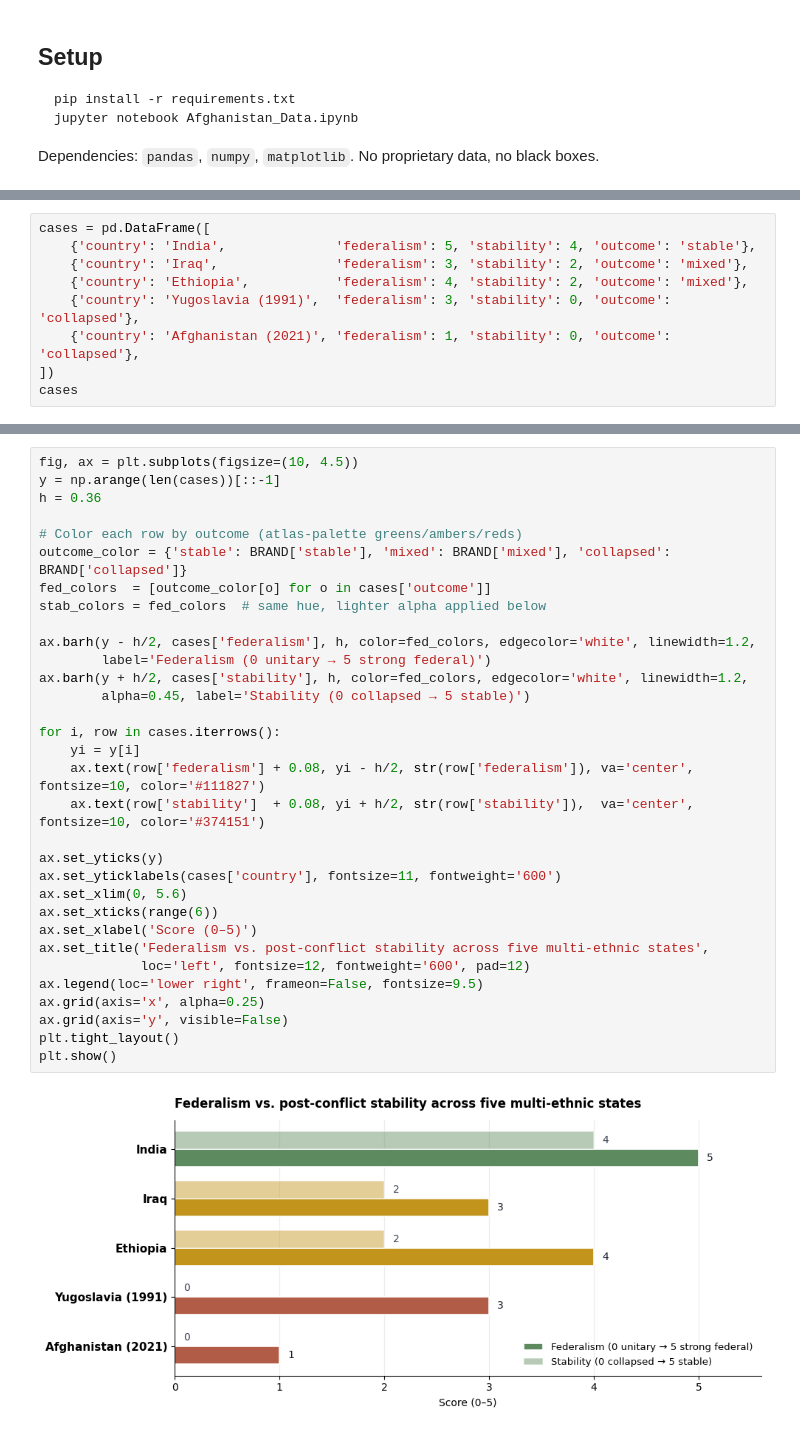
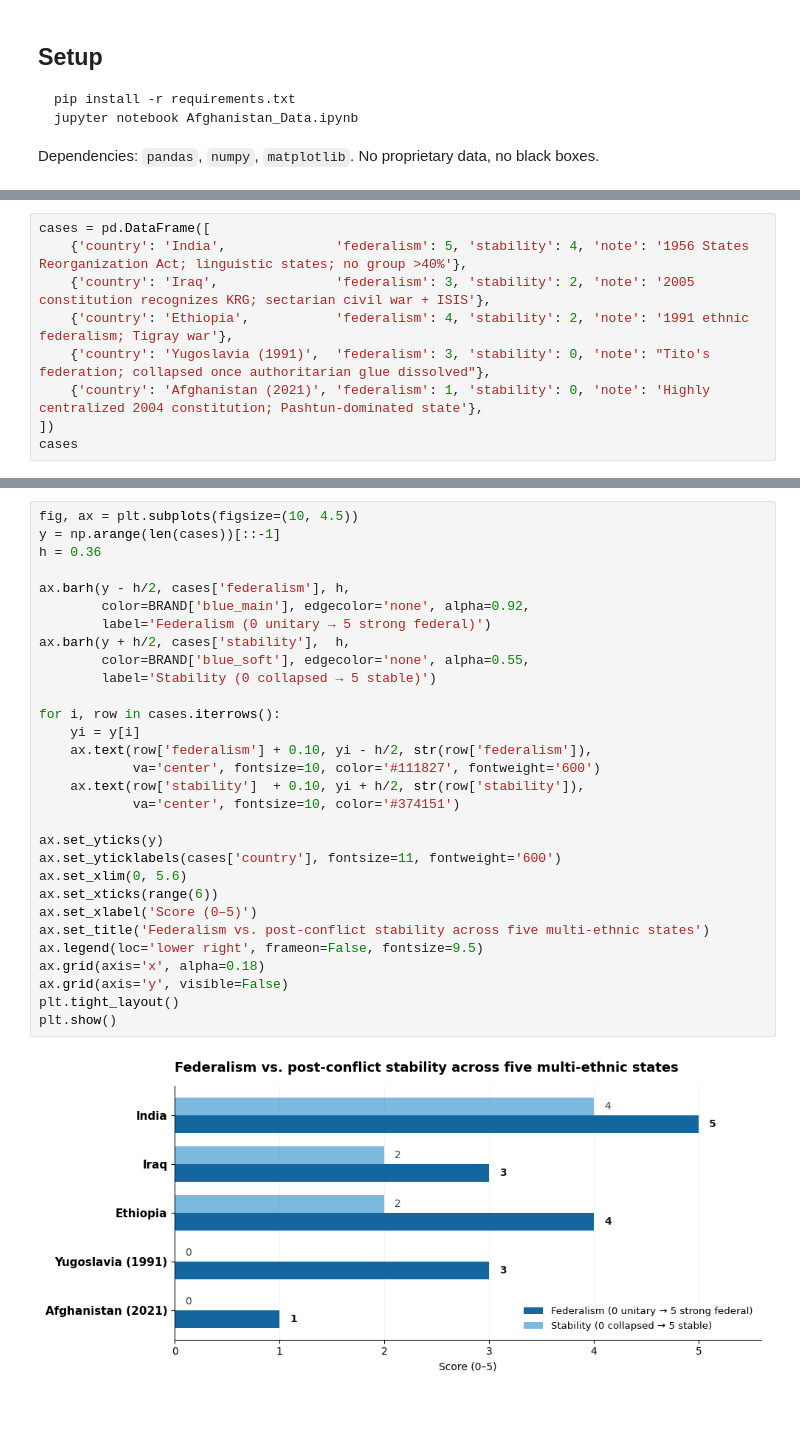
Before and after one commit to mahmad100/ahmadi-research-data, a Jupyter notebook: One Country Too Many Nations/Afghanistan_Data.ipynb, the cells around one changed output, grey strips where cells are left out. Drawn from its saved outputs; the diff is of its cells as text.

```diff
--- a/One Country Too Many Nations/Afghanistan_Data.ipynb
+++ b/One Country Too Many Nations/Afghanistan_Data.ipynb
@@ -298,10 +503,10 @@ destabilizing (Afghanistan).
 # %%
 cases = pd.DataFrame([
-    {'country': 'India',              'federalism': 5, 'stability': 4, 'outcome': 'stable'},
-    {'country': 'Iraq',               'federalism': 3, 'stability': 2, 'outcome': 'mixed'},
-    {'country': 'Ethiopia',           'federalism': 4, 'stability': 2, 'outcome': 'mixed'},
-    {'country': 'Yugoslavia (1991)',  'federalism': 3, 'stability': 0, 'outcome': 'collapsed'},
-    {'country': 'Afghanistan (2021)', 'federalism': 1, 'stability': 0, 'outcome': 'collapsed'},
+    {'country': 'India',              'federalism': 5, 'stability': 4, 'note': '1956 States Reorganization Act; linguistic states; no group >40%'},
+    {'country': 'Iraq',               'federalism': 3, 'stability': 2, 'note': '2005 constitution recognizes KRG; sectarian civil war + ISIS'},
+    {'country': 'Ethiopia',           'federalism': 4, 'stability': 2, 'note': '1991 ethnic federalism; Tigray war'},
+    {'country': 'Yugoslavia (1991)',  'federalism': 3, 'stability': 0, 'note': "Tito's federation; collapsed once authoritarian glue dissolved"},
+    {'country': 'Afghanistan (2021)', 'federalism': 1, 'stability': 0, 'note': 'Highly centralized 2004 constitution; Pashtun-dominated state'},
 ])
 cases
 # %% [output]
@@ -314,37 +519,35 @@ cases
 # %%
 fig, ax = plt.subplots(figsize=(10, 4.5))
 y = np.arange(len(cases))[::-1]
 h = 0.36
 
-# Color each row by outcome (atlas-palette greens/ambers/reds)
-outcome_color = {'stable': BRAND['stable'], 'mixed': BRAND['mixed'], 'collapsed': BRAND['collapsed']}
-fed_colors  = [outcome_color[o] for o in cases['outcome']]
-stab_colors = fed_colors  # same hue, lighter alpha applied below
-
-ax.barh(y - h/2, cases['federalism'], h, color=fed_colors, edgecolor='white', linewidth=1.2,
+ax.barh(y - h/2, cases['federalism'], h,
+        color=BRAND['blue_main'], edgecolor='none', alpha=0.92,
         label='Federalism (0 unitary → 5 strong federal)')
-ax.barh(y + h/2, cases['stability'], h, color=fed_colors, edgecolor='white', linewidth=1.2,
-        alpha=0.45, label='Stability (0 collapsed → 5 stable)')
+ax.barh(y + h/2, cases['stability'],  h,
+        color=BRAND['blue_soft'], edgecolor='none', alpha=0.55,
+        label='Stability (0 collapsed → 5 stable)')
 
 for i, row in cases.iterrows():
     yi = y[i]
-    ax.text(row['federalism'] + 0.08, yi - h/2, str(row['federalism']), va='center', fontsize=10, color='#111827')
-    ax.text(row['stability']  + 0.08, yi + h/2, str(row['stability']),  va='center', fontsize=10, color='#374151')
+    ax.text(row['federalism'] + 0.10, yi - h/2, str(row['federalism']),
+            va='center', fontsize=10, color='#111827', fontweight='600')
+    ax.text(row['stability']  + 0.10, yi + h/2, str(row['stability']),
+            va='center', fontsize=10, color='#374151')
 
 ax.set_yticks(y)
 ax.set_yticklabels(cases['country'], fontsize=11, fontweight='600')
 ax.set_xlim(0, 5.6)
 ax.set_xticks(range(6))
 ax.set_xlabel('Score (0–5)')
-ax.set_title('Federalism vs. post-conflict stability across five multi-ethnic states',
-             loc='left', fontsize=12, fontweight='600', pad=12)
+ax.set_title('Federalism vs. post-conflict stability across five multi-ethnic states')
 ax.legend(loc='lower right', frameon=False, fontsize=9.5)
-ax.grid(axis='x', alpha=0.25)
+ax.grid(axis='x', alpha=0.18)
 ax.grid(axis='y', visible=False)
 plt.tight_layout()
 plt.show()
 # %% [output]
-[figure, old version]
+[figure, new version]
 # %% [markdown]
 ---
 
```
Also changed, not shown: parts of 16 cells of this notebook.
